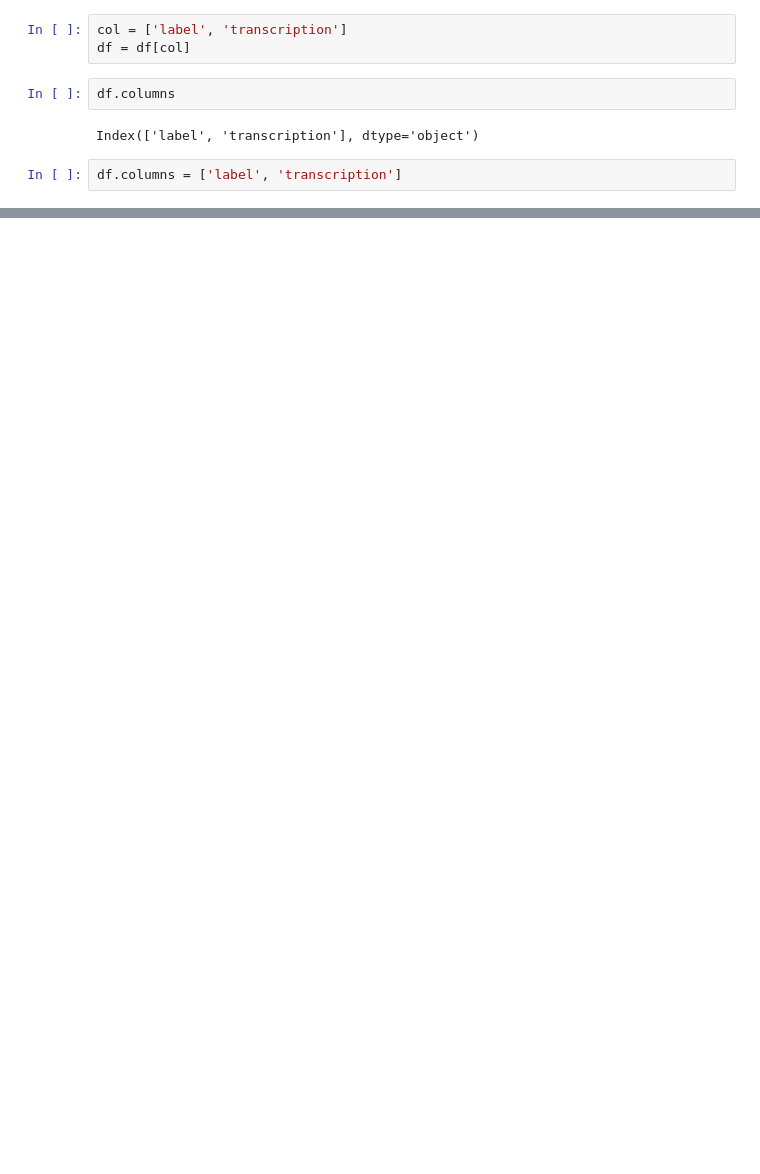
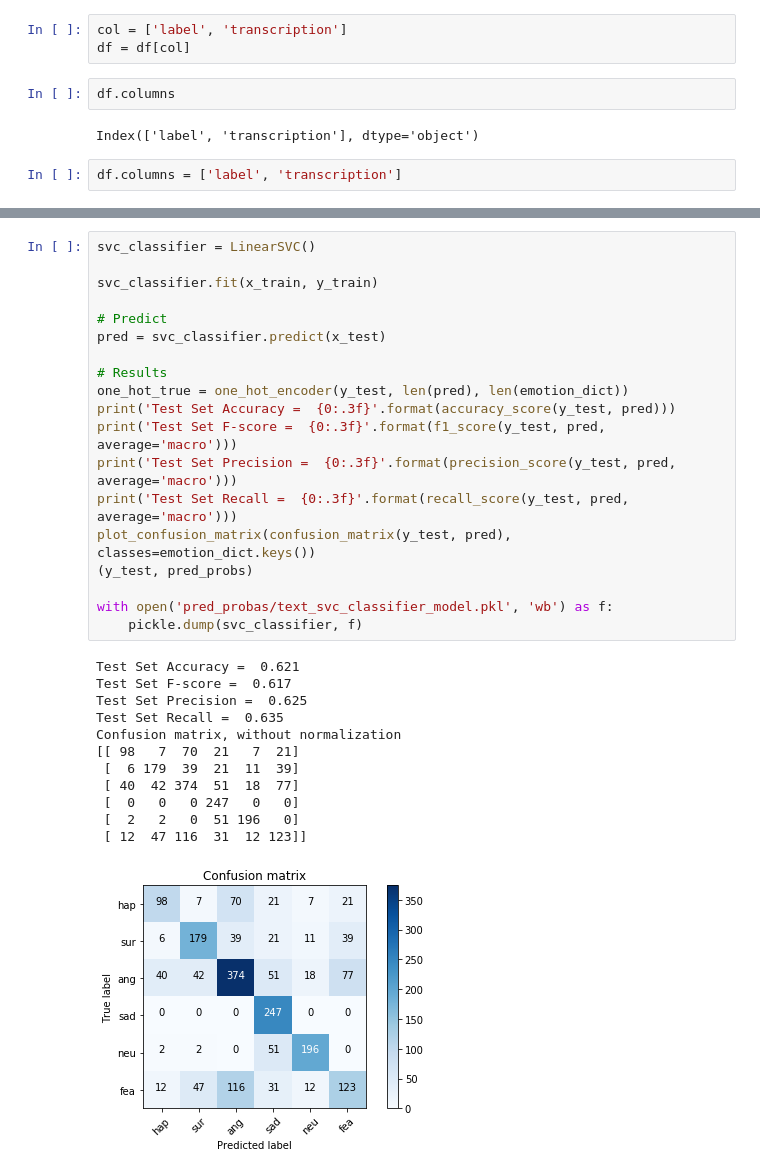
Before and after one commit to Demfier/multimodal-speech-emotion-recognition, a Jupyter notebook: 5.1_sentence_classification.ipynb, the cells around one changed output, grey strips where cells are left out. Cells and saved outputs as stored; diff of their text form; blank space fills up the shorter version.

```diff
--- a/5.1_sentence_classification.ipynb
+++ b/5.1_sentence_classification.ipynb
@@ -238,0 +182,32 @@ NotFittedError: This LinearSVC instance is not fitted yet
+# %%
+svc_classifier = LinearSVC()
+
+svc_classifier.fit(x_train, y_train)
+
+# Predict
+pred = svc_classifier.predict(x_test)
+
+# Results
+one_hot_true = one_hot_encoder(y_test, len(pred), len(emotion_dict))
+print('Test Set Accuracy =  {0:.3f}'.format(accuracy_score(y_test, pred)))
+print('Test Set F-score =  {0:.3f}'.format(f1_score(y_test, pred, average='macro')))
+print('Test Set Precision =  {0:.3f}'.format(precision_score(y_test, pred, average='macro')))
+print('Test Set Recall =  {0:.3f}'.format(recall_score(y_test, pred, average='macro')))
+plot_confusion_matrix(confusion_matrix(y_test, pred), classes=emotion_dict.keys())
+(y_test, pred_probs)
+
+with open('pred_probas/text_svc_classifier_model.pkl', 'wb') as f:
+    pickle.dump(svc_classifier, f)
+# %% [output]
+Test Set Accuracy =  0.621
+Test Set F-score =  0.617
+Test Set Precision =  0.625
+Test Set Recall =  0.635
+Confusion matrix, without normalization
+[[ 98   7  70  21   7  21]
+ [  6 179  39  21  11  39]
+ [ 40  42 374  51  18  77]
+ [  0   0   0 247   0   0]
+ [  2   2   0  51 196   0]
+ [ 12  47 116  31  12 123]]
+[figure, added]
```
Also changed, not shown: parts of 29 cells of this notebook, 5 other files.
